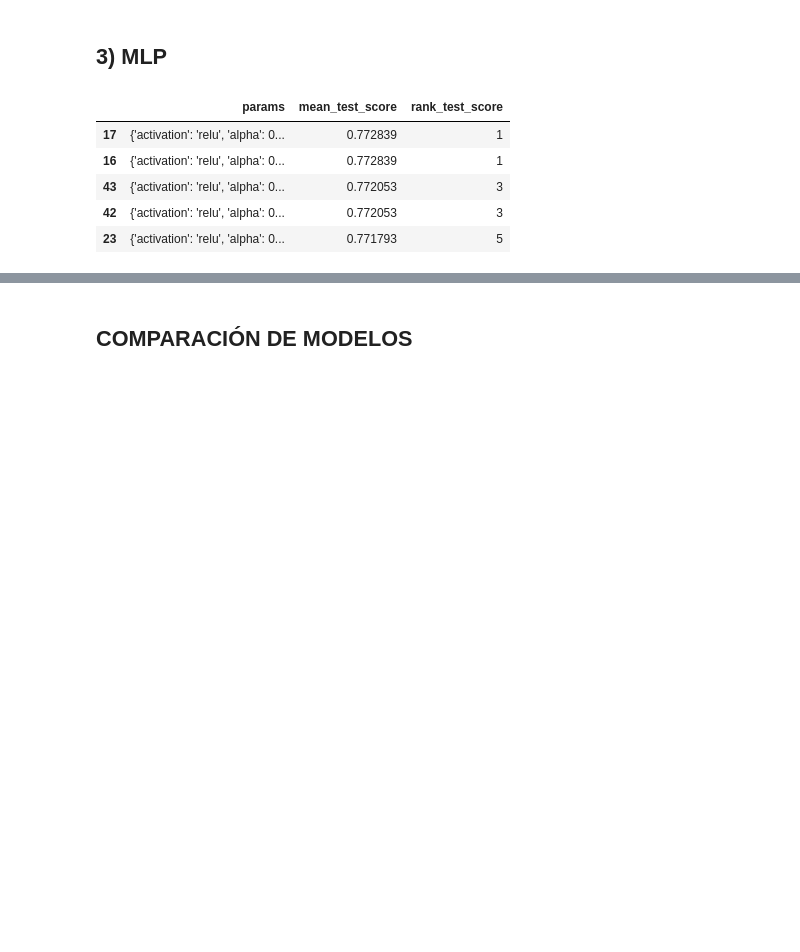
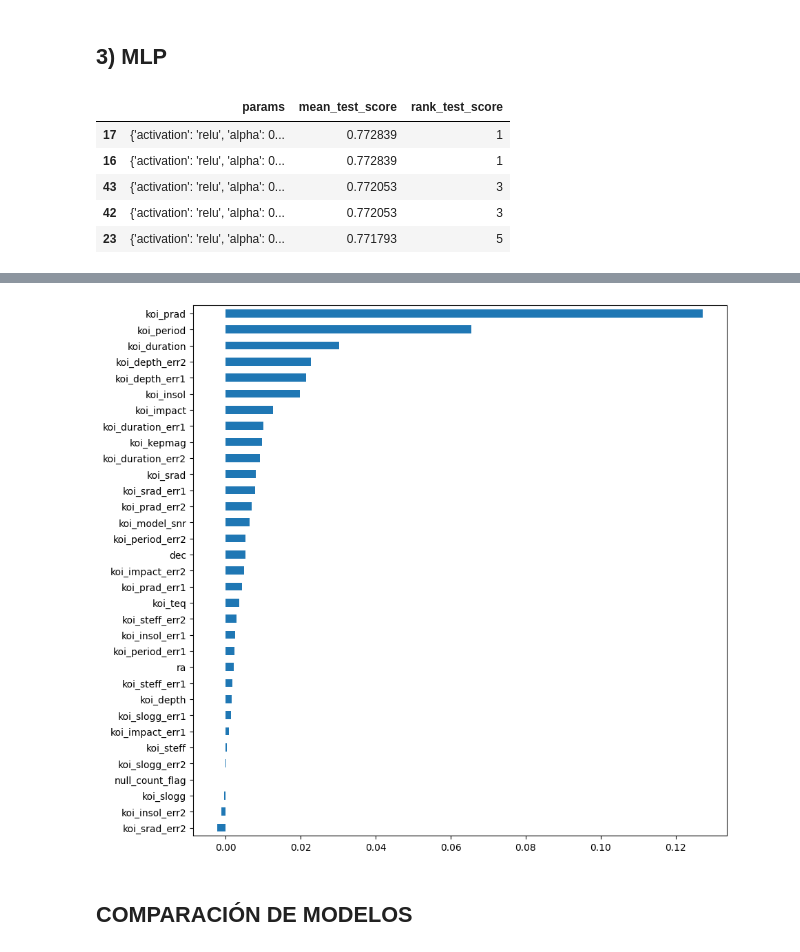
Before and after one commit to Monto-bot/APA-Practica, a Jupyter notebook: Modeling.ipynb, the cells around one changed output, grey strips where cells are left out. Cells and saved outputs as stored; diff of their text form; code cells hidden in the pictures; blank space fills up the shorter version.

```diff
--- a/Modeling.ipynb
+++ b/Modeling.ipynb
@@ -353,7 +368,9 @@ ConfusionMatrixDisplay.from_estimator(gmlp, X_test, Y_test, display_labels = [st
 # %%
-pi = permutation_importance(gmlp, X_test, Y_test, n_jobs = -1, random_state = 42)
+pi = permutation_importance(gmlp, X_test, Y_test['koi_disposition'].map(label_map), n_jobs = -1, random_state = 42)
 var_imp = pd.DataFrame({'importance': pi.importances_mean}, index = X_train.columns)
 var_imp.sort_values(by = 'importance').plot.barh(figsize = (10, 10), legend = False);
+# %% [output]
+[figure, added]
 # %% [markdown]
 ## COMPARACIÓN DE MODELOS
 # %%
```
Also changed, not shown: parts of 6 cells of this notebook, 2 other files.
